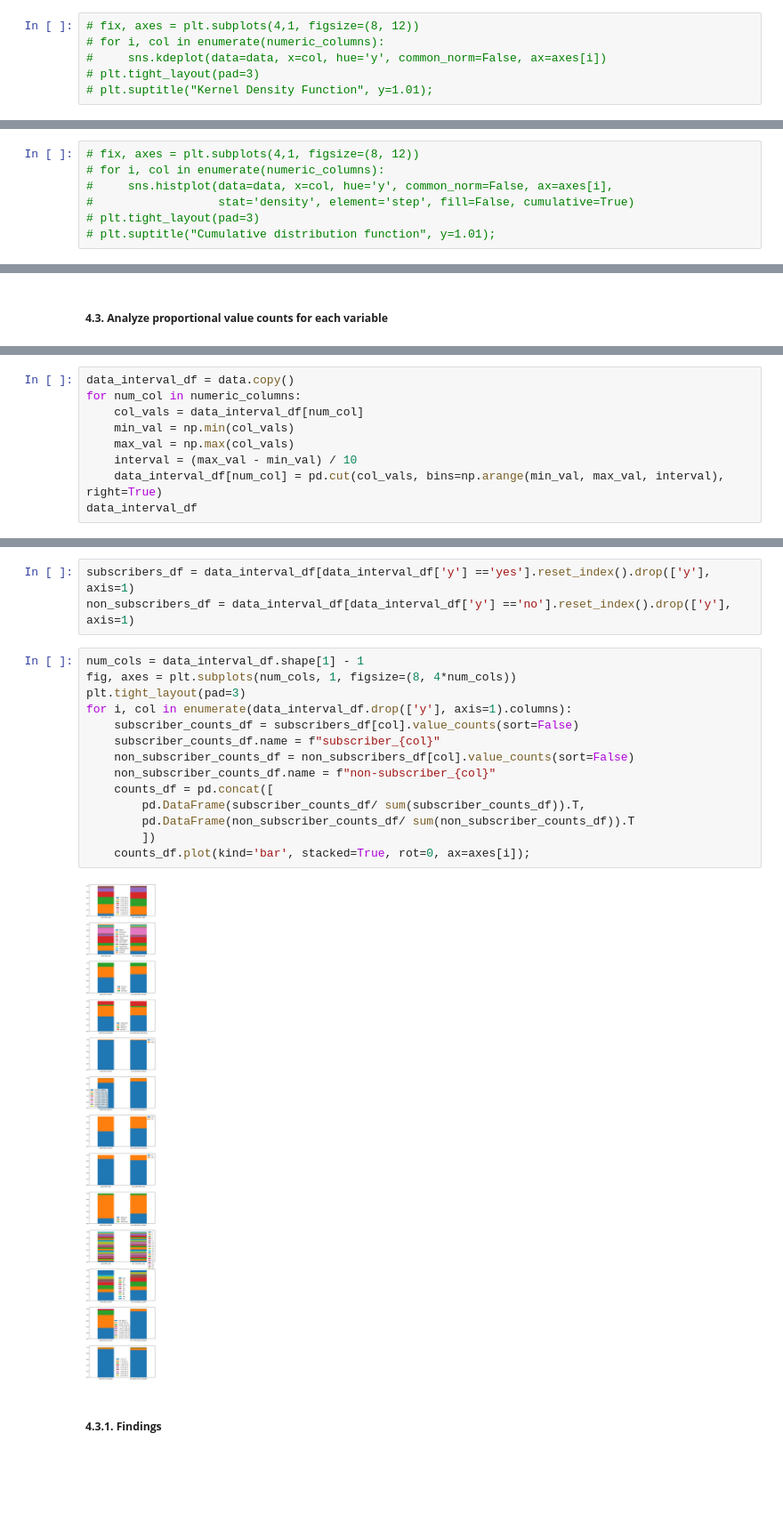
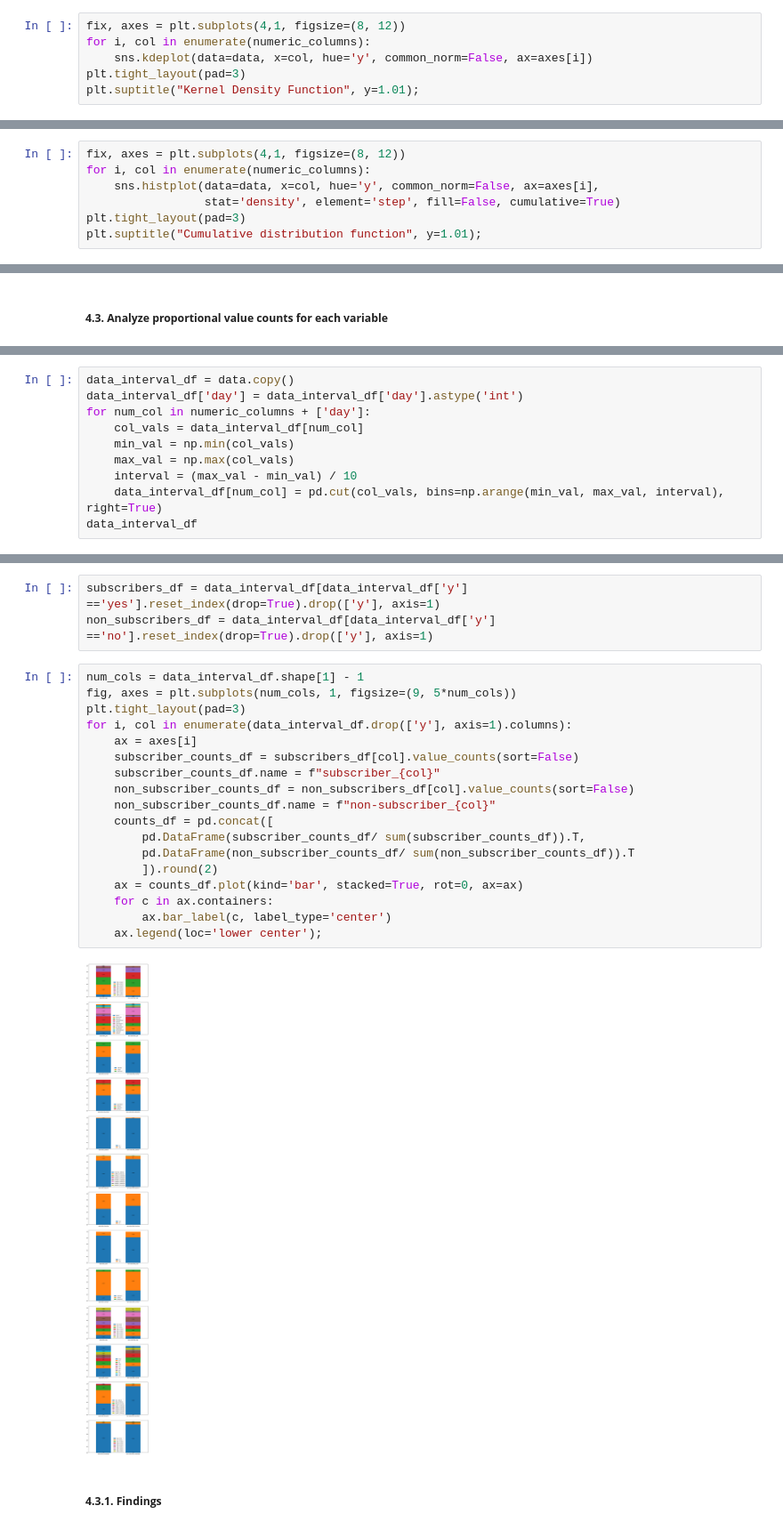
Before and after one commit to henryhyunwookim/Term-Deposit-Marketing, a Jupyter notebook: notebooks/Term Deposit Marketing_v2.ipynb, the cells around one changed output, grey strips where cells are left out. Shown at 89% size. Saved outputs shown, nothing was run; the diff lists cells and outputs as text; blank space fills up the shorter version.

```diff
--- a/notebooks/Term Deposit Marketing_v2.ipynb
+++ b/notebooks/Term Deposit Marketing_v2.ipynb
@@ -404,6 +402,6 @@ for col in data.drop(["y"], axis=1).columns:
 # %%
-# fix, axes = plt.subplots(4,1, figsize=(8, 12))
-# for i, col in enumerate(numeric_columns):
-#     sns.kdeplot(data=data, x=col, hue='y', common_norm=False, ax=axes[i])
-# plt.tight_layout(pad=3)
-# plt.suptitle("Kernel Density Function", y=1.01);
+fix, axes = plt.subplots(4,1, figsize=(8, 12))
+for i, col in enumerate(numeric_columns):
+    sns.kdeplot(data=data, x=col, hue='y', common_norm=False, ax=axes[i])
+plt.tight_layout(pad=3)
+plt.suptitle("Kernel Density Function", y=1.01);
@@ -410,7 +410,7 @@ for col in data.drop(["y"], axis=1).columns:
 # %%
-# fix, axes = plt.subplots(4,1, figsize=(8, 12))
-# for i, col in enumerate(numeric_columns):
-#     sns.histplot(data=data, x=col, hue='y', common_norm=False, ax=axes[i],
-#                  stat='density', element='step', fill=False, cumulative=True)
-# plt.tight_layout(pad=3)
-# plt.suptitle("Cumulative distribution function", y=1.01);
+fix, axes = plt.subplots(4,1, figsize=(8, 12))
+for i, col in enumerate(numeric_columns):
+    sns.histplot(data=data, x=col, hue='y', common_norm=False, ax=axes[i],
+                 stat='density', element='step', fill=False, cumulative=True)
+plt.tight_layout(pad=3)
+plt.suptitle("Cumulative distribution function", y=1.01);
@@ -469,6 +472,7 @@ Convert numeric column values into interval so that there will only be 10 interv
 # %%
 data_interval_df = data.copy()
-for num_col in numeric_columns:
+data_interval_df['day'] = data_interval_df['day'].astype('int')
+for num_col in numeric_columns + ['day']:
     col_vals = data_interval_df[num_col]
     min_val = np.min(col_vals)
     max_val = np.max(col_vals)
@@ -491,23 +495,27 @@ data_interval_df
 40000 rows × 14 columns
 # %%
-subscribers_df = data_interval_df[data_interval_df['y'] =='yes'].reset_index().drop(['y'], axis=1)
-non_subscribers_df = data_interval_df[data_interval_df['y'] =='no'].reset_index().drop(['y'], axis=1)
+subscribers_df = data_interval_df[data_interval_df['y'] =='yes'].reset_index(drop=True).drop(['y'], axis=1)
+non_subscribers_df = data_interval_df[data_interval_df['y'] =='no'].reset_index(drop=True).drop(['y'], axis=1)
 # %%
 num_cols = data_interval_df.shape[1] - 1
-fig, axes = plt.subplots(num_cols, 1, figsize=(8, 4*num_cols))
+fig, axes = plt.subplots(num_cols, 1, figsize=(9, 5*num_cols))
 plt.tight_layout(pad=3)
 for i, col in enumerate(data_interval_df.drop(['y'], axis=1).columns):
+    ax = axes[i]
     subscriber_counts_df = subscribers_df[col].value_counts(sort=False)
     subscriber_counts_df.name = f"subscriber_{col}"
     non_subscriber_counts_df = non_subscribers_df[col].value_counts(sort=False)
     non_subscriber_counts_df.name = f"non-subscriber_{col}"
     counts_df = pd.concat([
         pd.DataFrame(subscriber_counts_df/ sum(subscriber_counts_df)).T,
         pd.DataFrame(non_subscriber_counts_df/ sum(non_subscriber_counts_df)).T
-        ])
-    counts_df.plot(kind='bar', stacked=True, rot=0, ax=axes[i]);
+        ]).round(2)
+    ax = counts_df.plot(kind='bar', stacked=True, rot=0, ax=ax)
+    for c in ax.containers:
+        ax.bar_label(c, label_type='center')
+    ax.legend(loc='lower center');
 # %% [output]
-[figure, old version]
+[figure, new version]
 # %% [markdown]
 ##### <b>4.3.1. Findings</b>
 # %% [markdown]
```
Also changed, not shown: parts of 14 cells of this notebook.
